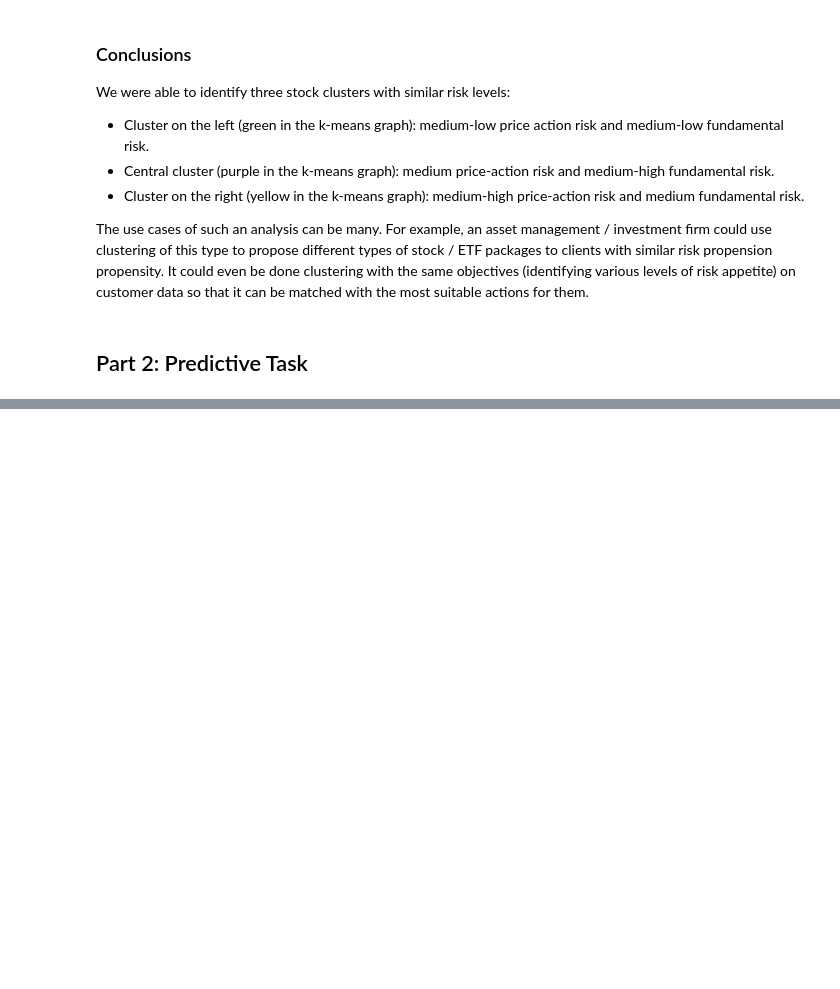
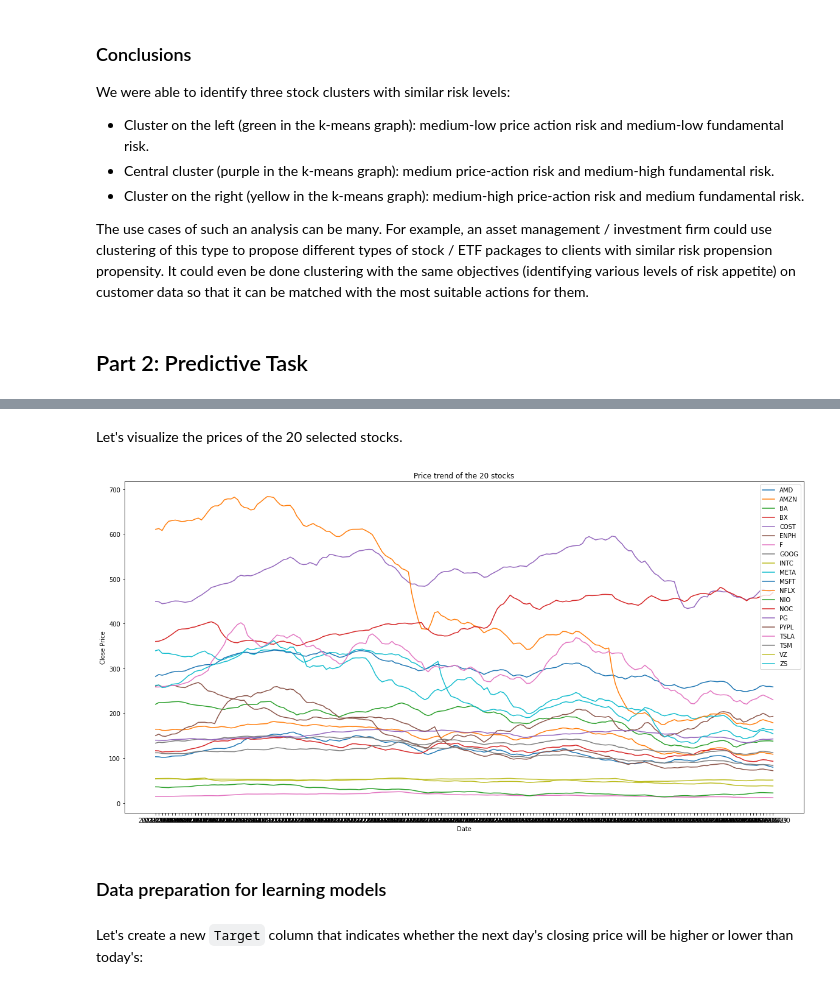
Before and after one commit to nicolasguarini/stocks-ai-analysis, a Jupyter notebook: notebook.ipynb, the cells around one changed output, grey strips where cells are left out. Saved outputs shown, nothing was run; the diff lists cells and outputs as text; code cells hidden in the pictures; blank space fills up the shorter version.

```diff
--- a/notebook.ipynb
+++ b/notebook.ipynb
@@ -542,0 +548,3 @@ The use cases of such an analysis can be many. For example, an asset management
+# %%
+df_values = pd.read_csv("./datasets/stock_values_train.csv")
+df_values
@@ -542,0 +565,21 @@ The use cases of such an analysis can be many. For example, an asset management
+# %% [markdown]
+Let's visualize the prices of the 20 selected stocks.
+# %%
+stocks = df_values['Stock Name'].unique()
+
+plt.figure(figsize=(20, 10))
+for stock in stocks:
+    data = df_values[df_values['Stock Name'] == stock]
+    plt.plot(data["Date"], data['Close'], label=stock)
+
+plt.legend()
+plt.xlabel('Date')
+plt.ylabel('Close Price')
+plt.title('Price trend of the 20 stocks')
+plt.show()
+# %% [output]
+[figure, added]
+# %% [markdown]
+### Data preparation for learning models
+# %% [markdown]
+Let's create a new `Target` column that indicates whether the next day's closing price will be higher or lower than today's:
```
Also changed, not shown: parts of 72 cells of this notebook, 2 other files.
